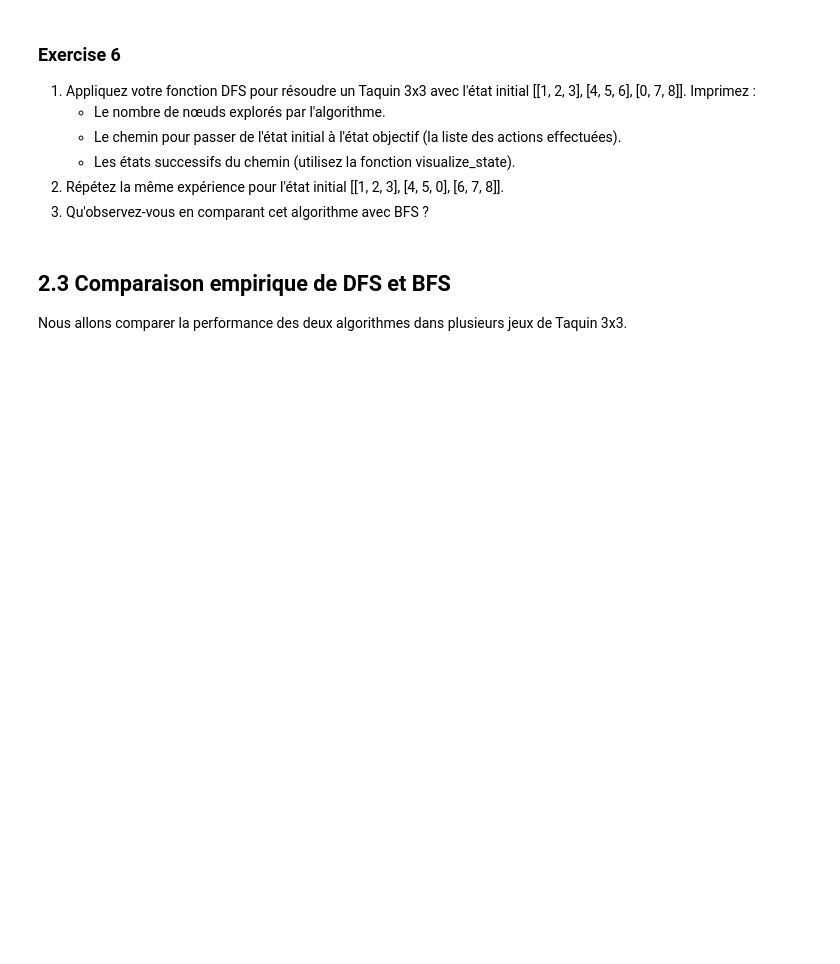
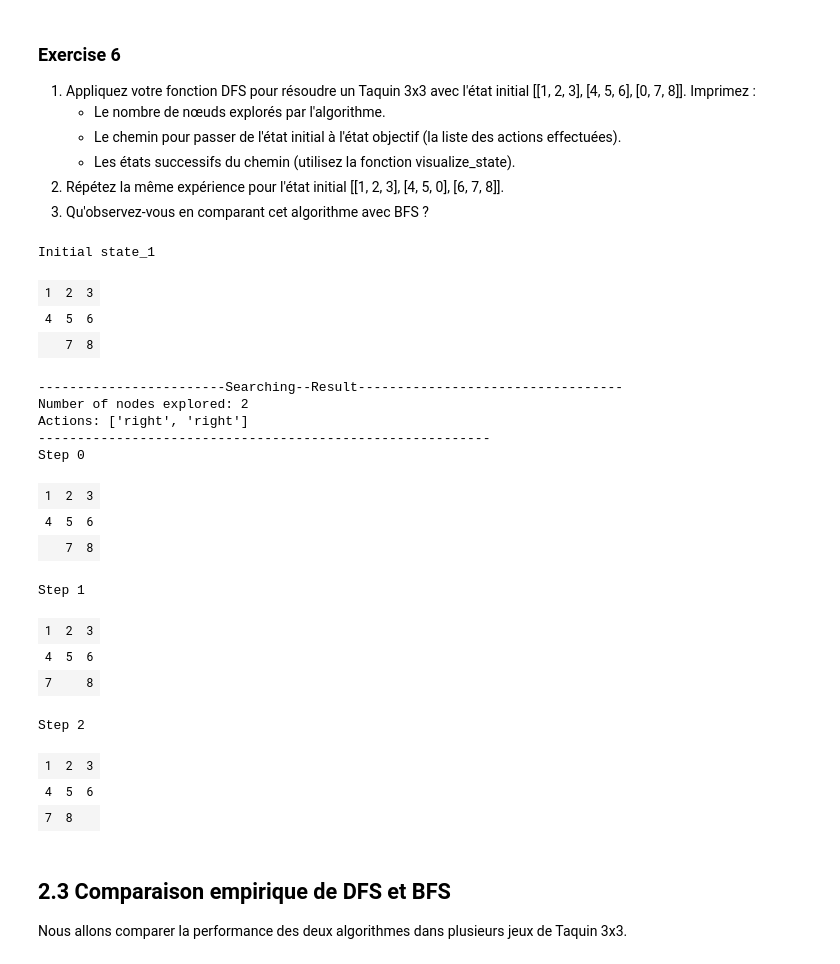
Before and after one commit to Kant-Righteous/AI-Learning, a Jupyter notebook: TP/Exercise/TP/TP1/TP_Recherche_Arborescente_Non_informee.ipynb, the cells around one changed output. Cells and saved outputs as stored; diff of their text form; code cells hidden in the pictures; blank space fills up the shorter version.

```diff
--- a/TP/Exercise/TP/TP1/TP_Recherche_Arborescente_Non_informee.ipynb
+++ b/TP/Exercise/TP/TP1/TP_Recherche_Arborescente_Non_informee.ipynb
@@ -399,6 +516,86 @@ Pour ajouter un élément à une liste, utilisez *liste.append(element)*.
     * Les états successifs du chemin (utilisez la fonction visualize_state).
 2. Répétez la même expérience pour l'état initial [[1, 2, 3], [4, 5, 0], [6, 7, 8]].
 3. Qu'observez-vous en comparant cet algorithme avec BFS ?
+# %%
+initial_state_1 = [
+    [1,2,3],
+    [4,5,6],
+    [0,7,8]
+]
+
+goal_state = [
+    [1,2,3],
+    [4,5,6],
+    [7,8,0]
+]
+
+taquin_1 = Taquin(initial_state_1, goal_state, 3)
+print("Initial state_1")
+visualize_state(taquin_1.initial_state)
+print("------------------------Searching--Result----------------------------------")
+result_1 = depth_first_search(taquin_1)
+
+if result_1 is not None:
+    node_1, num_explored_1 = result_1
+    actions_1 = node_1.solution()
+    print("Number of nodes explored:", num_explored_1)
+    print("Actions:", actions_1)
+    print("----------------------------------------------------------")
+
+    path_node_1 = node_1.path()
+    for i in range(len(path_node_1)):
+        print("Step", i)
+        visualize_state(path_node_1[i].state)
+else:
+    print("No solution found")
+
+# Too slow
+# initial_state_2 = [
+#     [1,2,3],
+#     [4,5,0],
+#     [6,7,8]
+# ]
+
+# taquin_2 = Taquin(initial_state_2, goal_state, 3)
+# print("Initial state_2")
+# visualize_state(taquin_2.initial_state)
+# print("------------------------Searching--Result----------------------------------")
+# result_2 = depth_first_search(taquin_2)
+
+# if result_2 is not None:
+#     node_2, num_explored_2 = result_2
+#     actions_2 = node_2.solution()
+#     print("Number of nodes explored:", num_explored_2)
+#     print("Actions:", actions_2)
+#     print("----------------------------------------------------------")
+
+#     path_node_2 = node_2.path()
+#     for i in range(len(path_node_2)):
+#         print("Step", i)
+#         visualize_state(path_node_2[i].state)
+# else:
+#     print("No solution found")
+# %% [output]
+Initial state_1
+| 1 | 2 | 3 |
+| 4 | 5 | 6 |
+|  | 7 | 8 |
+------------------------Searching--Result----------------------------------
+Number of nodes explored: 2
+Actions: ['right', 'right']
+----------------------------------------------------------
+Step 0
+| 1 | 2 | 3 |
+| 4 | 5 | 6 |
+|  | 7 | 8 |
+Step 1
+| 1 | 2 | 3 |
+| 4 | 5 | 6 |
+| 7 |  | 8 |
+Step 2
+| 1 | 2 | 3 |
+| 4 | 5 | 6 |
+| 7 | 8 |  |
 # %% [markdown]
 ## **2.3 Comparaison empirique de DFS et BFS**
 
```
Also changed, not shown: parts of 6 cells of this notebook, 1 other file.
